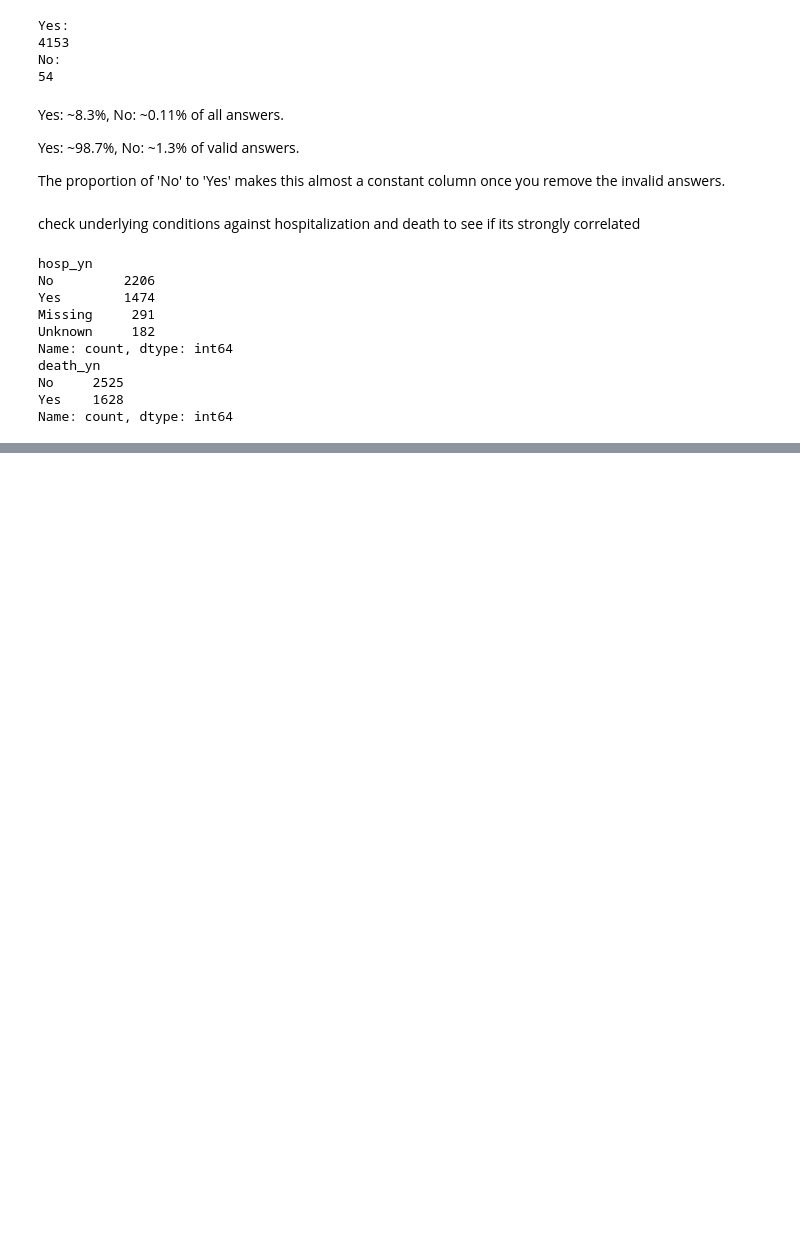
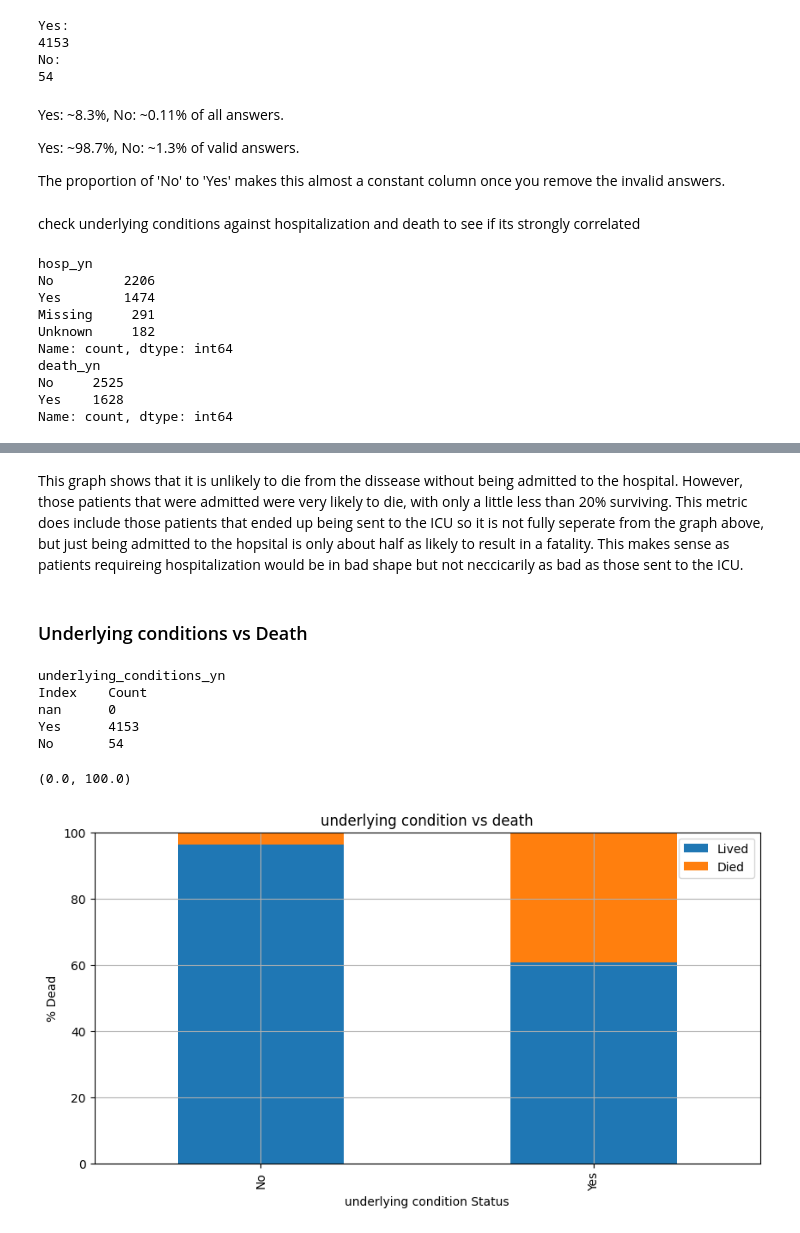
Before and after one commit to Southwick-Adam/CovidDataAnalysis, a Jupyter notebook: 2023-Homework1-Notebook.ipynb, the cells around one changed output, grey strips where cells are left out. Drawn from its saved outputs; the diff is of its cells as text; code cells hidden in the pictures; blank space fills up the shorter version.

```diff
--- a/2023-Homework1-Notebook.ipynb
+++ b/2023-Homework1-Notebook.ipynb
@@ -838,0 +1008,45 @@ The results of my correlation test with hosp_yn and death_yn arent very conclusi
+# %% [markdown]
+This graph shows that it is unlikely to die from the dissease without being admitted to the hospital. However, those patients that were admitted were very likely to die, with only a little less than 20% surviving. This metric does include those patients that ended up being sent to the ICU so it is not fully seperate from the graph above, but just being admitted to the hopsital is only about half as likely to result in a fatality. This makes sense as patients requireing hospitalization would be in bad shape but not neccicarily as bad as those sent to the ICU.
+# %% [markdown]
+### Underlying conditions vs Death
+# %%
+#Using code from the module lab
+death = pd.unique(df["underlying_conditions_yn"].ravel())
+
+# add new column and set values to zero
+df['percent'] = 0
+
+#print header
+print("underlying_conditions_yn")
+print("Index \t Count")
+
+# for each delinquency category
+for i in death:
+
+    count = df[df["underlying_conditions_yn"] == i].count()['death_yn']
+    count_percentage = (1 / count) * 100
+
+    # print out index vs count
+    print(i, "\t", count)
+
+    index_list = df[df['underlying_conditions_yn'] == i].index.tolist()
+    for ind in index_list:
+        df.loc[ind, 'percent'] = count_percentage
+
+group = df[['percent','underlying_conditions_yn','death_yn']].groupby(['underlying_conditions_yn','death_yn']).sum()
+
+my_plot = group.unstack().plot(kind='bar', stacked=True, title="underlying condition vs death", figsize=(10,5), grid=True)
+
+my_plot.legend(["Lived", "Died"])
+
+my_plot.set_xlabel("underlying condition Status")
+my_plot.set_ylabel("% Dead")
+my_plot.set_ylim([0,100])
+# %% [output]
+underlying_conditions_yn
+Index    Count
+nan      0
+Yes      4153
+No       54
+(0.0, 100.0)
+[figure, added]
```
Also changed, not shown: parts of 50 cells of this notebook, 4 other files.
